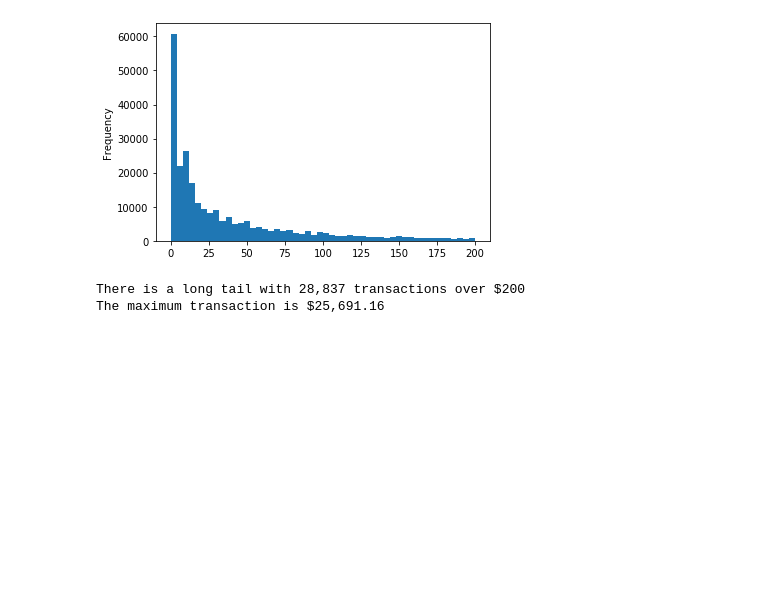
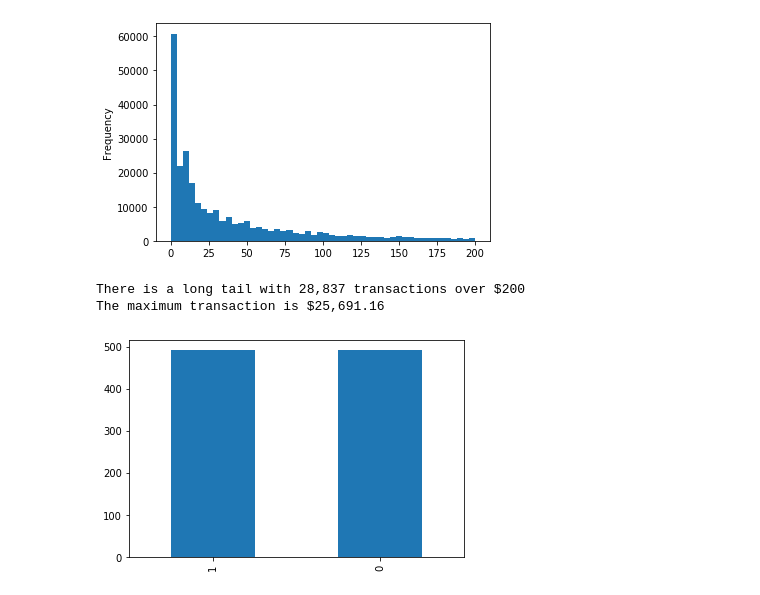
Before and after one commit to nbrasher/ml-eng-capstone, a Jupyter notebook: train_fraud_model.ipynb, the cells around one changed output. Cells and saved outputs as stored; diff of their text form; code cells hidden in the pictures; blank space fills up the shorter version.

```diff
--- a/train_fraud_model.ipynb
+++ b/train_fraud_model.ipynb
@@ -94,3 +102,15 @@ print('The maximum transaction is ${:,.2f} '.format(
 [figure]
 There is a long tail with 28,837 transactions over $200
 The maximum transaction is $25,691.16
+# %%
+# To compare correlations of features, randomly undersample a balanced dataset
+n_fraud = len(df[df['Class'] == 1])
+
+balanced = pd.concat([df[df['Class'] == 1],
+                      df[df['Class'] == 0].sample(n_fraud)],
+                     ignore_index=True)
+
+balanced['Class'].value_counts().plot.bar()
+plt.show()
+# %% [output]
+[figure, added]
```
Also changed, not shown: parts of 20 cells of this notebook.
